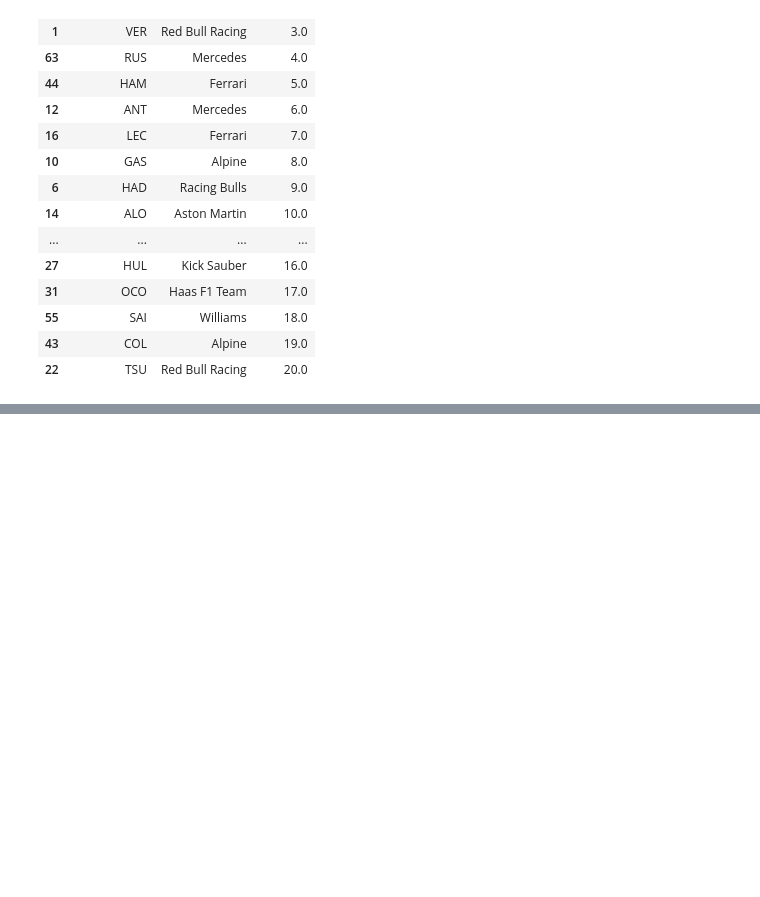
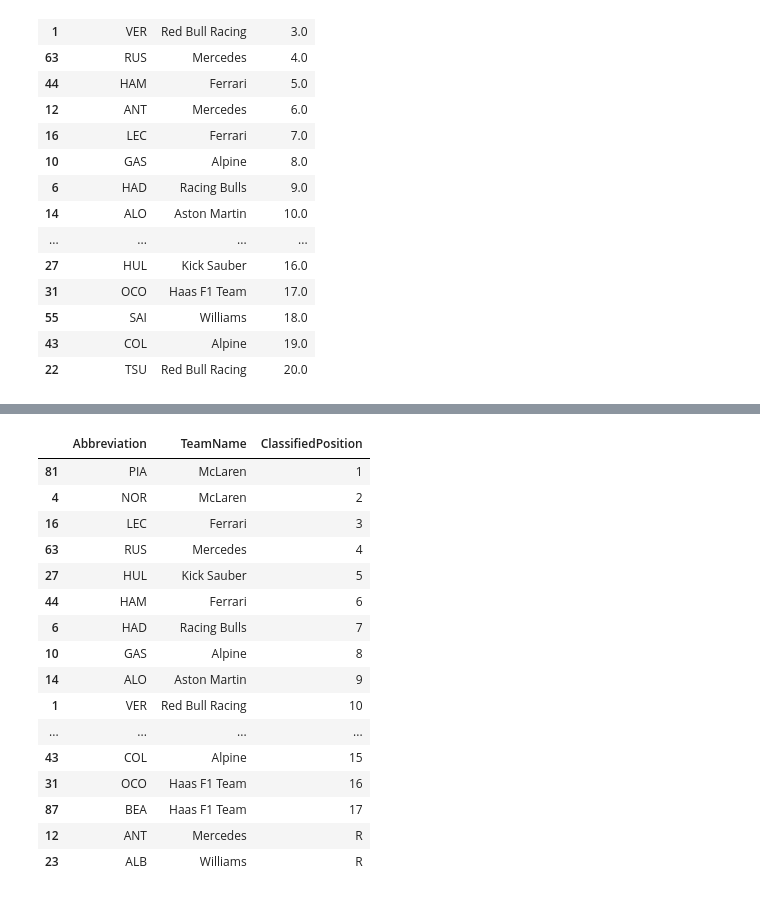
Before and after one commit to Mohandas-KJ/Slipstream-F1, a Jupyter notebook: 2026_Barcelona_GP/notebooks/01_session_setup.ipynb, the cells around one changed output, grey strips where cells are left out. Drawn from its saved outputs; the diff is of its cells as text; code cells hidden in the pictures; blank space fills up the shorter version.

Commit message:
Add Sliplib package and implement session loading functionality. Race data analyse

```diff
--- a/2026_Barcelona_GP/notebooks/01_session_setup.ipynb
+++ b/2026_Barcelona_GP/notebooks/01_session_setup.ipynb
@@ -96,0 +105,5 @@ session.results[["Abbreviation","TeamName","Position"]]
+# %%
+#Load Race session
+race = sl.load_gp(2025,"Spanish Grand Prix","Race")
+# %%
+race.load()
@@ -96,0 +128,21 @@ session.results[["Abbreviation","TeamName","Position"]]
+# %%
+#Fetch results
+race.results[["Abbreviation","TeamName","ClassifiedPosition"]]
+# %% [output]
+|  | Abbreviation | TeamName | ClassifiedPosition |
+| 81 | PIA | McLaren | 1 |
+| 4 | NOR | McLaren | 2 |
+| 16 | LEC | Ferrari | 3 |
+| 63 | RUS | Mercedes | 4 |
+| 27 | HUL | Kick Sauber | 5 |
+| 44 | HAM | Ferrari | 6 |
+| 6 | HAD | Racing Bulls | 7 |
+| 10 | GAS | Alpine | 8 |
+| 14 | ALO | Aston Martin | 9 |
+| 1 | VER | Red Bull Racing | 10 |
+| ... | ... | ... | ... |
+| 43 | COL | Alpine | 15 |
+| 31 | OCO | Haas F1 Team | 16 |
+| 87 | BEA | Haas F1 Team | 17 |
+| 12 | ANT | Mercedes | R |
+| 23 | ALB | Williams | R |
```
Also changed, not shown: parts of 4 cells of this notebook, 2 other files.
